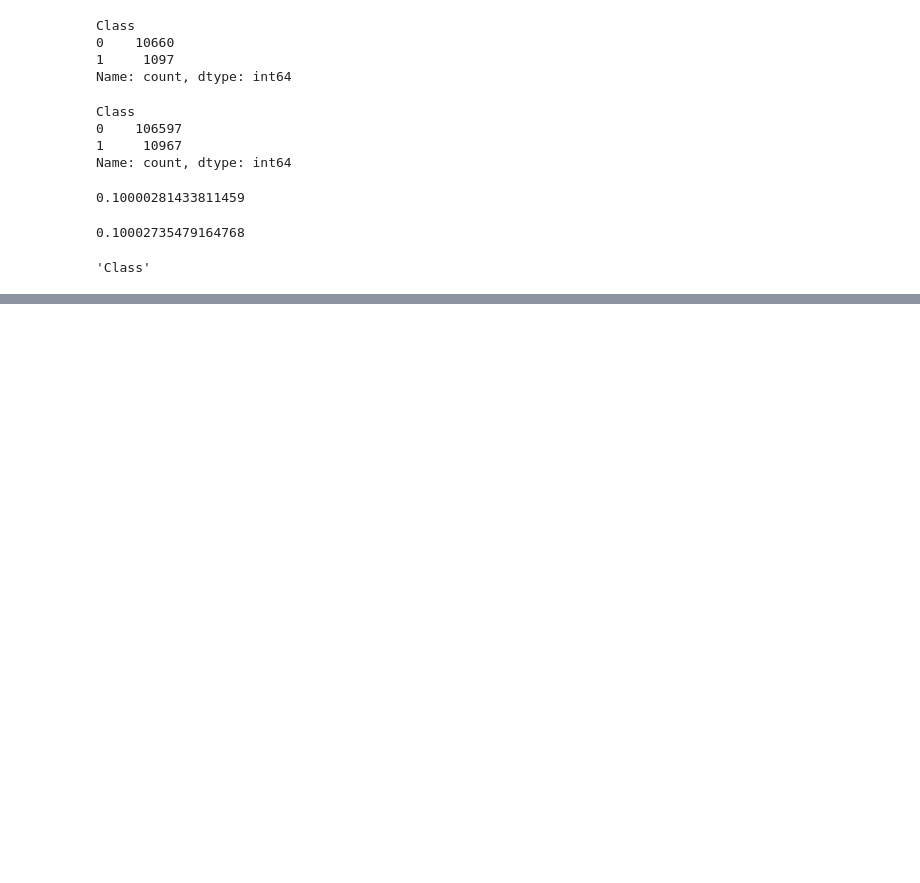
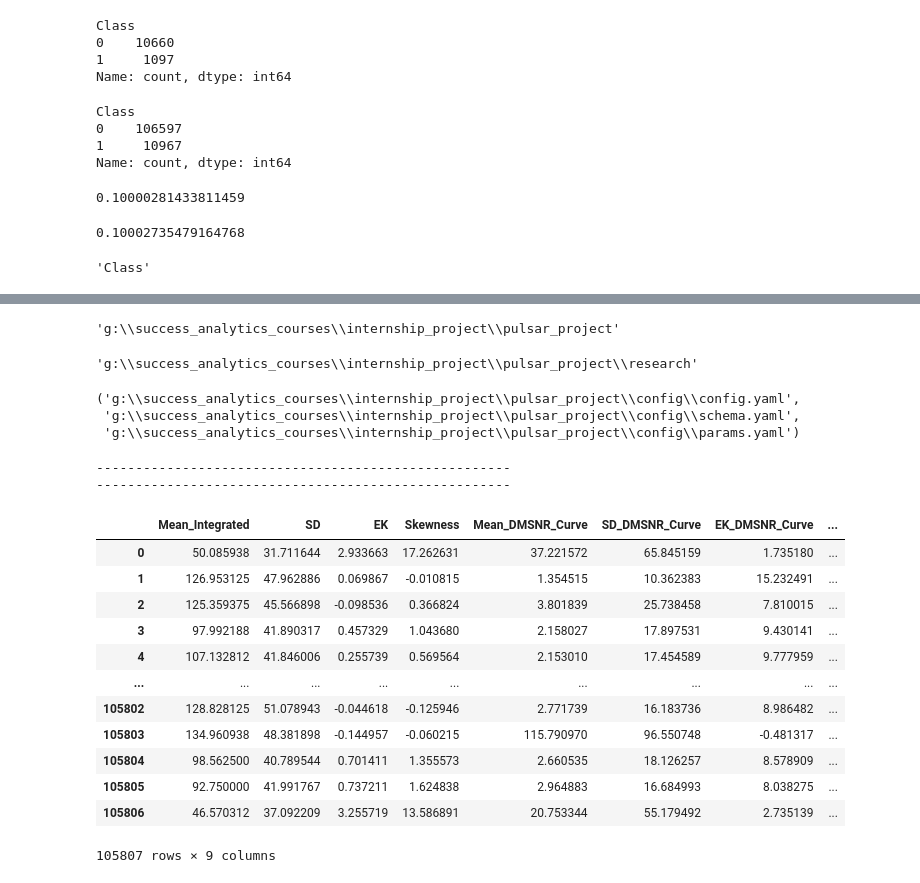
Before and after one commit to sumit-1492/pulsar_project, a Jupyter notebook: research/trials.ipynb, the cells around one changed output, grey strips where cells are left out. Cells and saved outputs as stored; diff of their text form; code cells hidden in the pictures; blank space fills up the shorter version.

Commit message:
Model trainer completed

```diff
--- a/research/trials.ipynb
+++ b/research/trials.ipynb
@@ -288,0 +310,43 @@ schema.target_column
+# %%
+%pwd
+os.chdir("../")
+%pwd
+# %% [output]
+'g:\\success_analytics_courses\\internship_project\\pulsar_project'
+# %%
+import os
+os.getcwd()
+# %% [output]
+'g:\\success_analytics_courses\\internship_project\\pulsar_project\\research'
+# %%
+from pulsarclassification.constants import *
+CONFIG_FILE_PATH,SCHEMA_FILE_PATH,MODEL_PARAMETER_FILE_PATH
+# %% [output]
+('g:\\success_analytics_courses\\internship_project\\pulsar_project\\config\\config.yaml',
+ 'g:\\success_analytics_courses\\internship_project\\pulsar_project\\config\\schema.yaml',
+ 'g:\\success_analytics_courses\\internship_project\\pulsar_project\\config\\params.yaml')
+# %%
+print("-----------------------------------------------------")
+print("-----------------------------------------------------")
+# %% [output]
+-----------------------------------------------------
+-----------------------------------------------------
+# %%
+import pandas as pd
+df = pd.read_csv("artifacts\\data_transformation\\training_data_for_model\\pulsar_train_data.csv")
+# %%
+df
+# %% [output]
+|  | Mean_Integrated | SD | EK | Skewness | Mean_DMSNR_Curve | SD_DMSNR_Curve | EK_DMSNR_Curve | ... |
+| 0 | 50.085938 | 31.711644 | 2.933663 | 17.262631 | 37.221572 | 65.845159 | 1.735180 | ... |
+| 1 | 126.953125 | 47.962886 | 0.069867 | -0.010815 | 1.354515 | 10.362383 | 15.232491 | ... |
+| 2 | 125.359375 | 45.566898 | -0.098536 | 0.366824 | 3.801839 | 25.738458 | 7.810015 | ... |
+| 3 | 97.992188 | 41.890317 | 0.457329 | 1.043680 | 2.158027 | 17.897531 | 9.430141 | ... |
+| 4 | 107.132812 | 41.846006 | 0.255739 | 0.569564 | 2.153010 | 17.454589 | 9.777959 | ... |
+| ... | ... | ... | ... | ... | ... | ... | ... | ... |
+| 105802 | 128.828125 | 51.078943 | -0.044618 | -0.125946 | 2.771739 | 16.183736 | 8.986482 | ... |
+| 105803 | 134.960938 | 48.381898 | -0.144957 | -0.060215 | 115.790970 | 96.550748 | -0.481317 | ... |
+| 105804 | 98.562500 | 40.789544 | 0.701411 | 1.355573 | 2.660535 | 18.126257 | 8.578909 | ... |
+| 105805 | 92.750000 | 41.991767 | 0.737211 | 1.624838 | 2.964883 | 16.684993 | 8.038275 | ... |
+| 105806 | 46.570312 | 37.092209 | 3.255719 | 13.586891 | 20.753344 | 55.179492 | 2.735139 | ... |
+105807 rows × 9 columns
```
Also changed, not shown: parts of 40 cells of this notebook, 11 other files.
